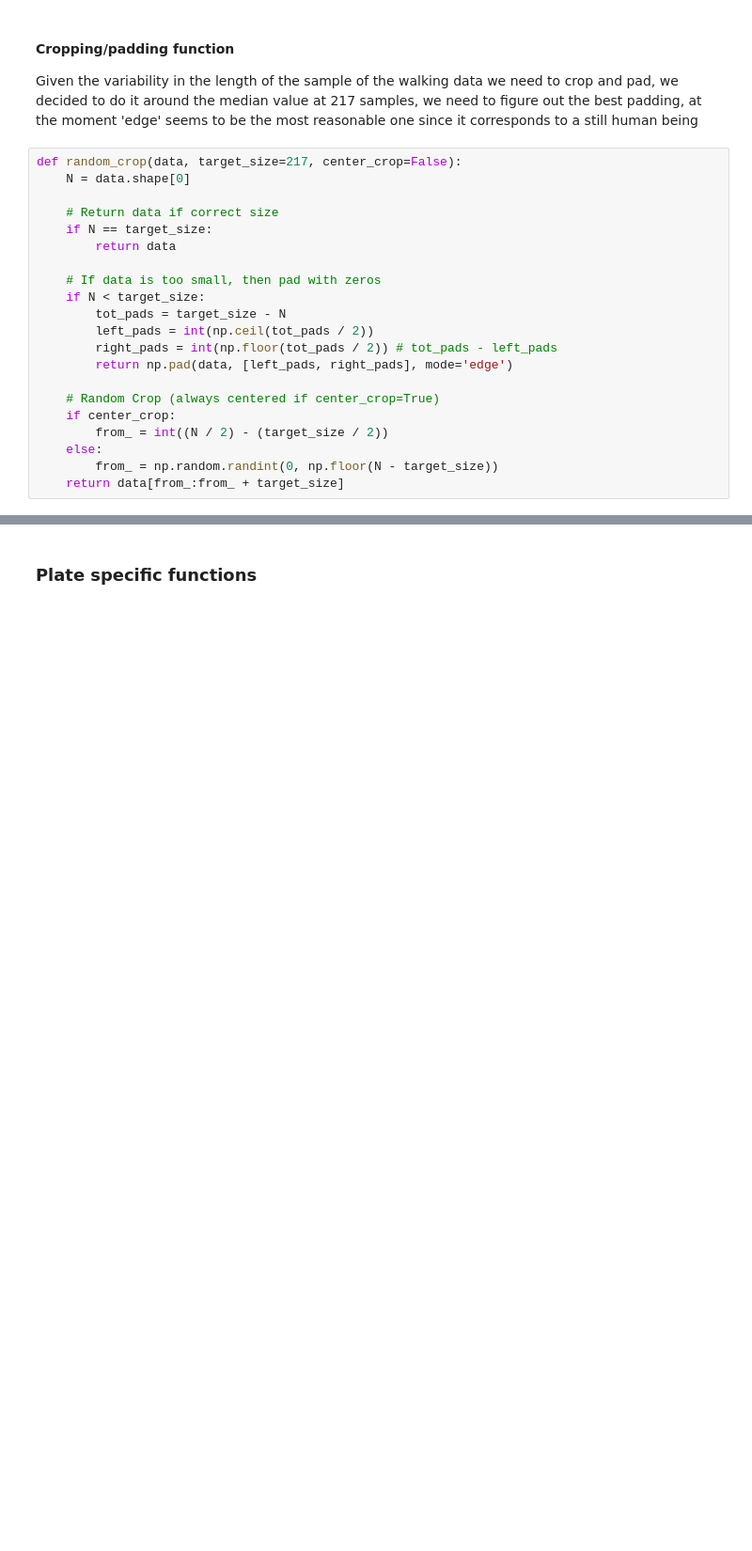
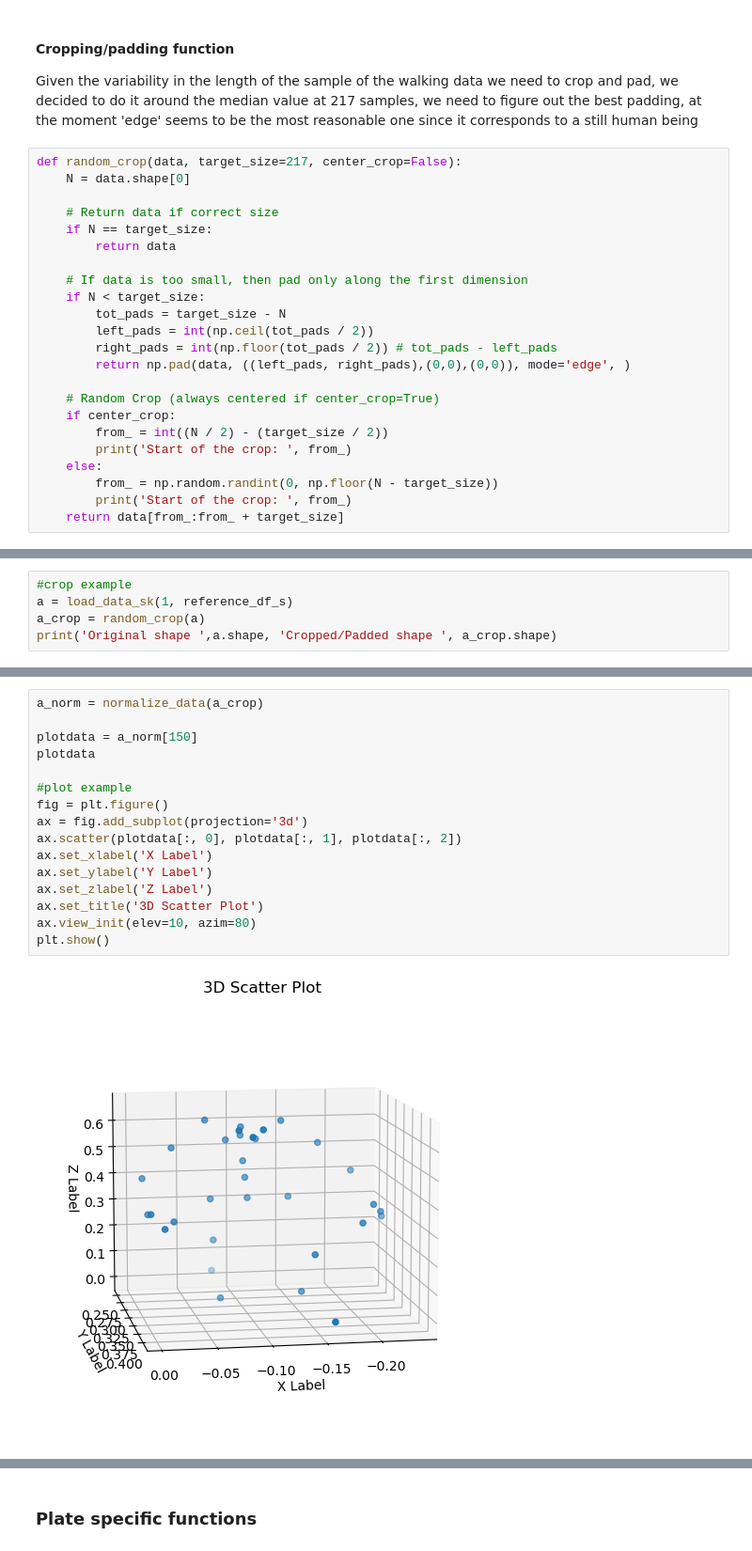
Before and after one commit to lorebarbiero/RNN-Gait-recognition, a Jupyter notebook: Main Notebook.ipynb, the cells around one changed output, grey strips where cells are left out. Shown at 94% size. Cells and saved outputs as stored; diff of their text form; blank space fills up the shorter version.

```diff
--- a/Main Notebook.ipynb
+++ b/Main Notebook.ipynb
@@ -215,17 +222,19 @@ def random_crop(data, target_size=217, center_crop=False):
     if N == target_size:
         return data
 
-    # If data is too small, then pad with zeros
+    # If data is too small, then pad only along the first dimension
     if N < target_size:
         tot_pads = target_size - N
         left_pads = int(np.ceil(tot_pads / 2))
         right_pads = int(np.floor(tot_pads / 2)) # tot_pads - left_pads
-        return np.pad(data, [left_pads, right_pads], mode='edge')
+        return np.pad(data, ((left_pads, right_pads),(0,0),(0,0)), mode='edge', )
 
     # Random Crop (always centered if center_crop=True)
     if center_crop:
         from_ = int((N / 2) - (target_size / 2))
+        print('Start of the crop: ', from_)
     else:
         from_ = np.random.randint(0, np.floor(N - target_size))
+        print('Start of the crop: ', from_)
     return data[from_:from_ + target_size]
 # %%
@@ -253,0 +247,5 @@ print(a_crop)
+# %%
+#crop example
+a = load_data_sk(1, reference_df_s)
+a_crop = random_crop(a)
+print('Original shape ',a.shape, 'Cropped/Padded shape ', a_crop.shape)
@@ -253,0 +257,18 @@ print(a_crop)
+# %%
+a_norm = normalize_data(a_crop)
+
+plotdata = a_norm[150]
+plotdata
+
+#plot example
+fig = plt.figure()
+ax = fig.add_subplot(projection='3d')
+ax.scatter(plotdata[:, 0], plotdata[:, 1], plotdata[:, 2])
+ax.set_xlabel('X Label')
+ax.set_ylabel('Y Label')
+ax.set_zlabel('Z Label')
+ax.set_title('3D Scatter Plot')
+ax.view_init(elev=10, azim=80)
+plt.show()
+# %% [output]
+[figure, added]
```
Also changed, not shown: parts of 22 cells of this notebook.
